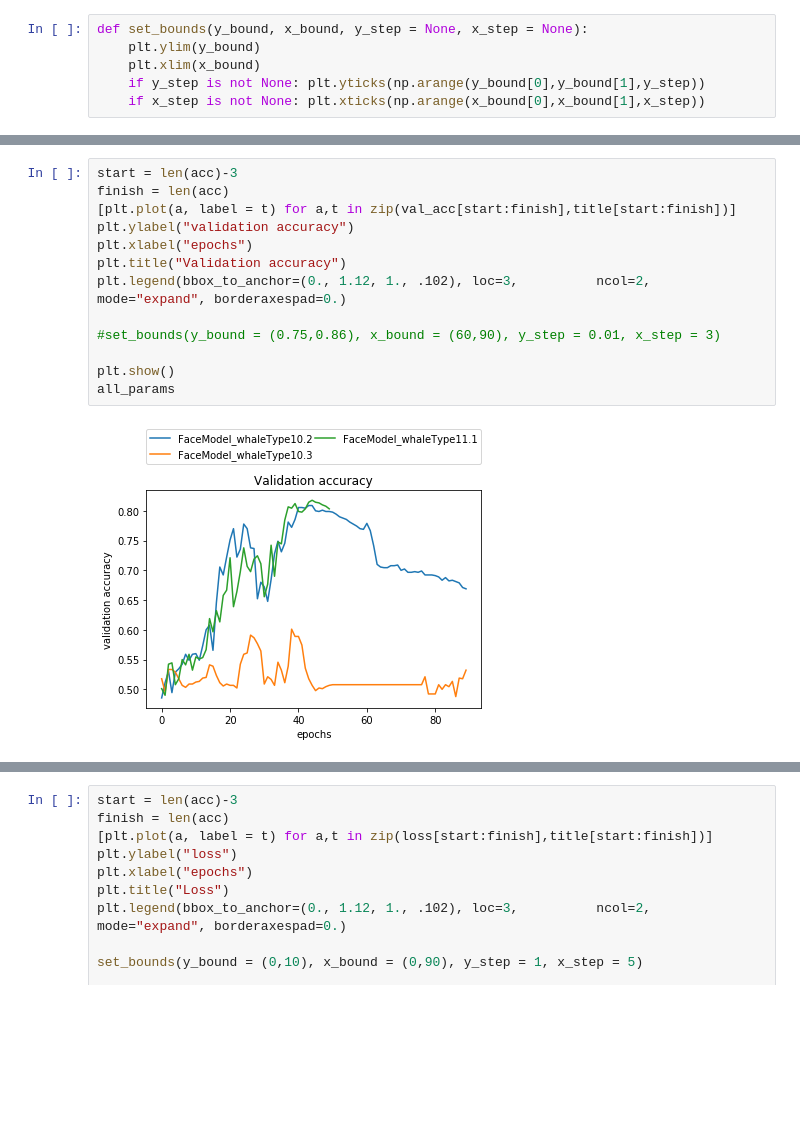
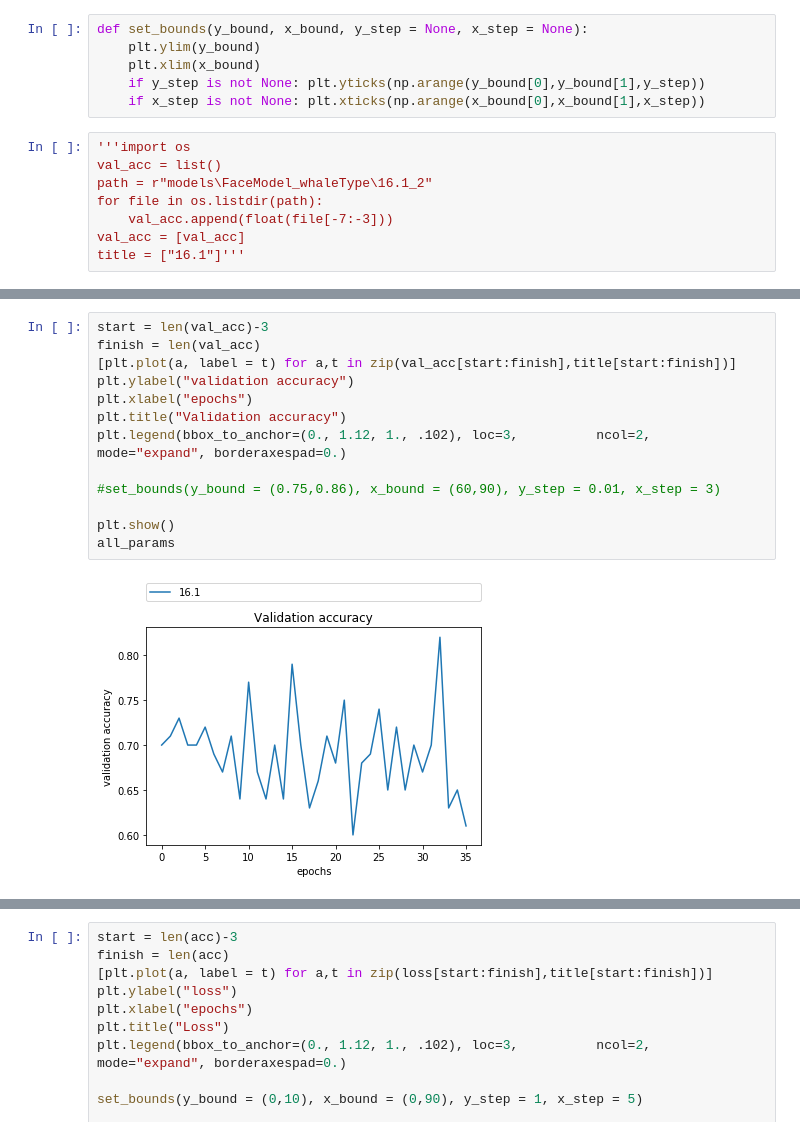
Before and after one commit to MrNeiron/Face_recognition, a Jupyter notebook: Monitor_train_process.ipynb, the cells around one changed output, grey strips where cells are left out. Cells and saved outputs as stored; diff of their text form; blank space fills up the shorter version.

```diff
--- a/Monitor_train_process.ipynb
+++ b/Monitor_train_process.ipynb
@@ -49,6 +49,14 @@ def set_bounds(y_bound, x_bound, y_step = None, x_step = None):
     plt.xlim(x_bound)
     if y_step is not None: plt.yticks(np.arange(y_bound[0],y_bound[1],y_step))
     if x_step is not None: plt.xticks(np.arange(x_bound[0],x_bound[1],x_step))
+# %%
+'''import os
+val_acc = list()
+path = r"models\FaceModel_whaleType\16.1_2"
+for file in os.listdir(path):
+    val_acc.append(float(file[-7:-3]))
+val_acc = [val_acc]
+title = ["16.1"]'''
 # %%
 start = len(acc)-3
 finish = len(acc)
@@ -79,17 +87,17 @@ all_params
 | Loss | 0.685455 | 0.525741 | 1.06633 | 1.02029 | ... |
 | Val Loss | 3.79667 | 1.79244 | 2.73844 | 1.83259 | ... |
 # %%
-start = len(acc)-3
-finish = len(acc)
+start = len(val_acc)-3
+finish = len(val_acc)
 [plt.plot(a, label = t) for a,t in zip(val_acc[start:finish],title[start:finish])]
 plt.ylabel("validation accuracy")
 plt.xlabel("epochs")
 plt.title("Validation accuracy")
 plt.legend(bbox_to_anchor=(0., 1.12, 1., .102), loc=3,          ncol=2, mode="expand", borderaxespad=0.)
 
 #set_bounds(y_bound = (0.75,0.86), x_bound = (60,90), y_step = 0.01, x_step = 3)
 
 plt.show()
 all_params
 # %% [output]
-[figure, old version]
+[figure, new version]
```
Also changed, not shown: parts of 1 cell of this notebook, 47 other files.
